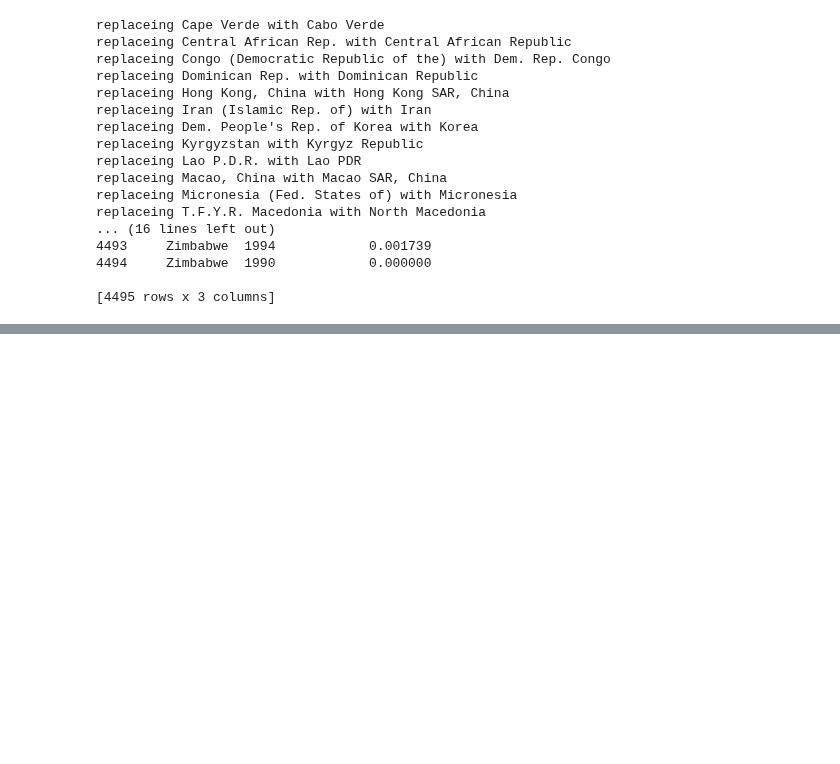
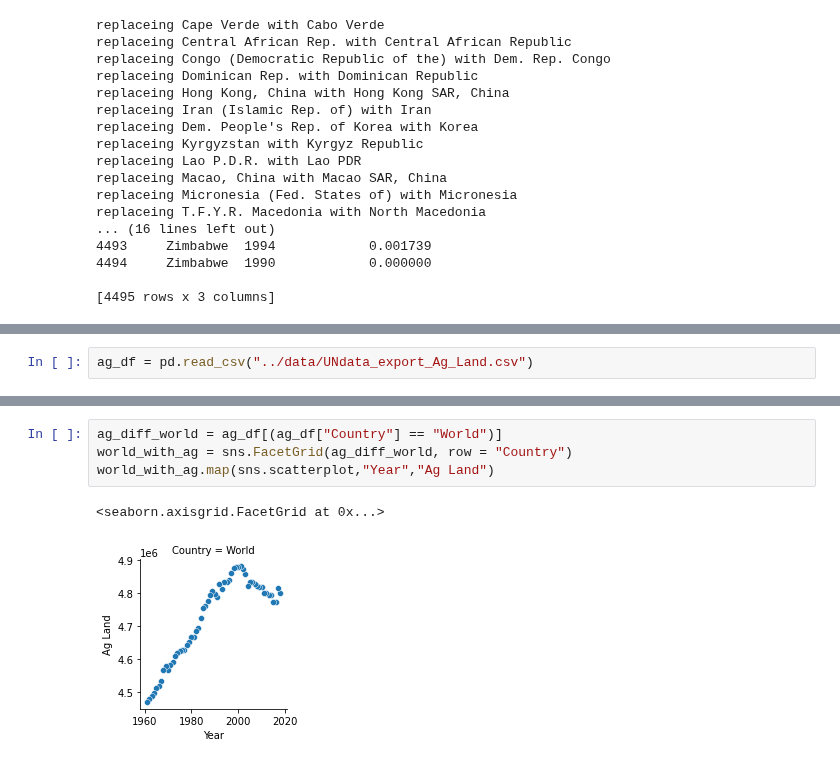
Before and after one commit to nss-data-science-cohort-5/un_exploration-ccmerry, a Jupyter notebook: notebooks/UN_Data_Exploration.ipynb, the cells around one changed output, grey strips where cells are left out. Saved outputs shown, nothing was run; the diff lists cells and outputs as text; blank space fills up the shorter version.

```diff
--- a/notebooks/UN_Data_Exploration.ipynb
+++ b/notebooks/UN_Data_Exploration.ipynb
@@ -515,0 +550,2 @@ print(new_join)
+# %%
+ag_df = pd.read_csv("../data/UNdata_export_Ag_Land.csv")
@@ -515,0 +689,7 @@ print(new_join)
+# %%
+ag_diff_world = ag_df[(ag_df["Country"] == "World")]
+world_with_ag = sns.FacetGrid(ag_diff_world, row = "Country")
+world_with_ag.map(sns.scatterplot,"Year","Ag Land")
+# %% [output]
+<seaborn.axisgrid.FacetGrid at 0x...>
+[figure, added]
```
Also changed, not shown: parts of 28 cells of this notebook.
